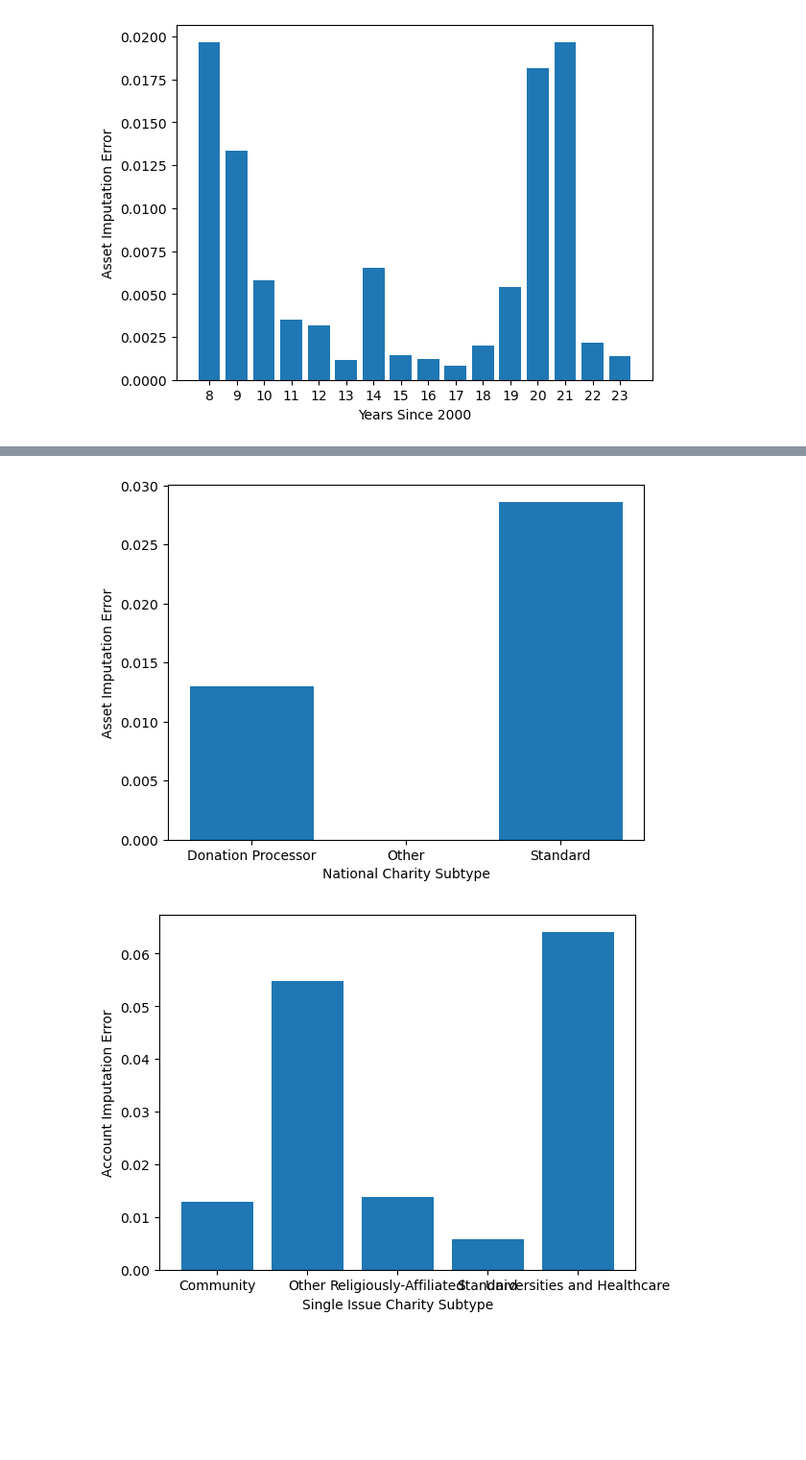
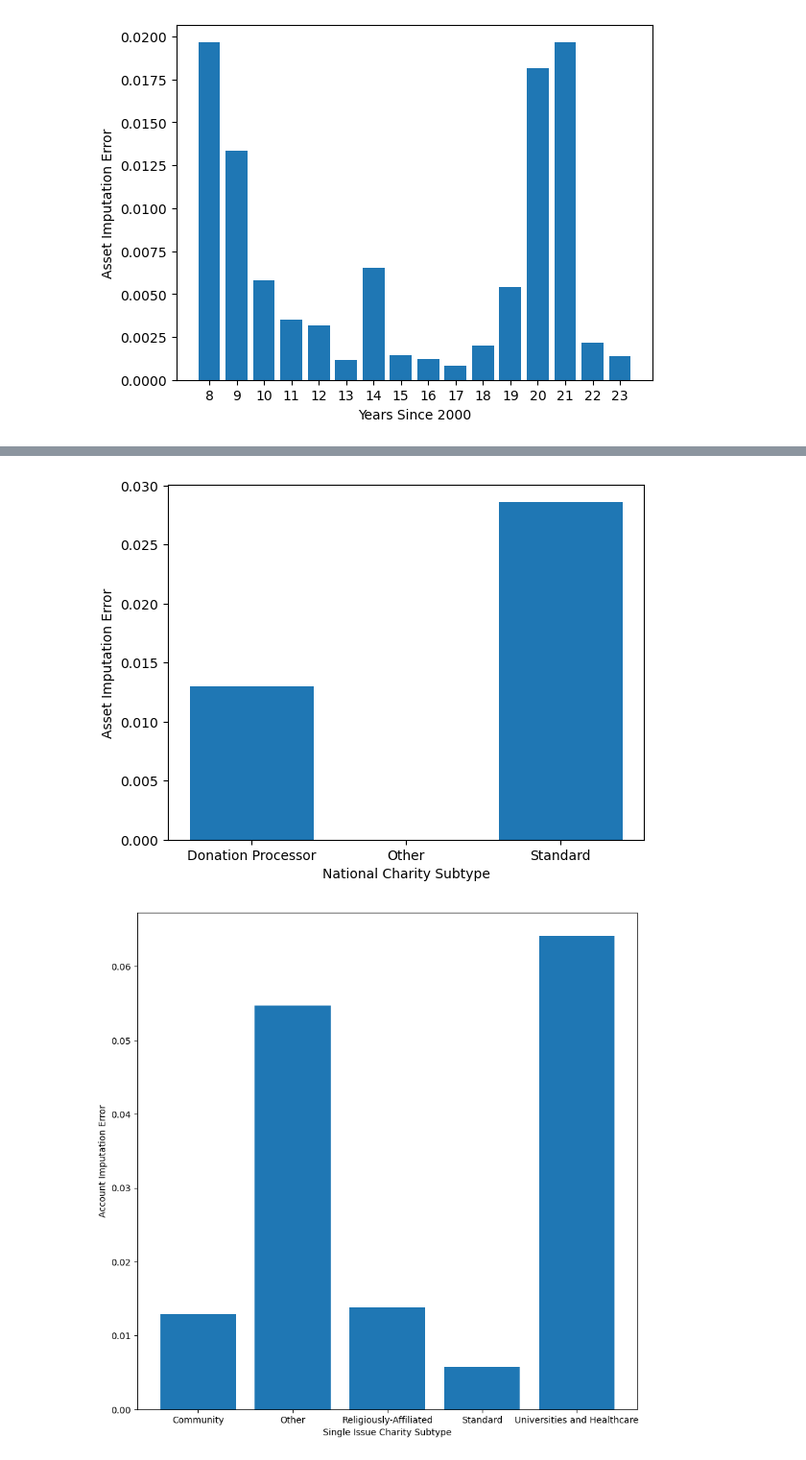
Before and after one commit to nichmars/Test, a Jupyter notebook: Weighted_Average_Year_Based_Error.ipynb, the cells around one changed output, grey strips where cells are left out. Shown at 96% size. Drawn from its saved outputs; the diff is of its cells as text; code cells hidden in the pictures; blank space fills up the shorter version.

```diff
--- a/Weighted_Average_Year_Based_Error.ipynb
+++ b/Weighted_Average_Year_Based_Error.ipynb
@@ -176,4 +192,5 @@ list(sgroups.groups.keys())
 # %%
+#Subtype Universities and Healthcare of type Community Foundation has only one charity. Thus there is no error. Same thing for Other subtype of National Charities.
 plt.bar(list(cgroups.groups.keys()), community_account_by_year)
 plt.xlabel("Community Charity Subtype")
 plt.ylabel("Account Imputation Error")
@@ -214,32 +231,36 @@ plt.xlabel("National Charity Subtype")
 plt.ylabel("Asset Imputation Error")
 plt.show()
 
+plt.figure(figsize=(10,10))
 plt.bar(list(sgroups.groups.keys()), single_account_by_year)
 plt.xlabel("Single Issue Charity Subtype")
 plt.ylabel("Account Imputation Error")
 plt.show()
 
+plt.figure(figsize=(10,10))
 plt.bar(list(sgroups.groups.keys()), single_contributions_by_year)
 plt.xlabel("Single Issue Charity Subtype")
 plt.ylabel("Contribution Imputation Error")
 plt.show()
 
+plt.figure(figsize=(10,10))
 plt.bar(list(sgroups.groups.keys()), single_grants_by_year)
 plt.xlabel("Single Issue Charity Subtype")
 plt.ylabel("Grant Imputation Error")
 plt.show()
 
+plt.figure(figsize=(10,10))
 plt.bar(list(sgroups.groups.keys()), single_assets_by_year)
 plt.xlabel("Single Issue Charity Subtype")
 plt.ylabel("Asset Imputation Error")
 plt.show()
 # %% [output]
 [figure]
 [figure]
 [figure]
 [figure]
 [figure]
 [figure]
 [figure]
 [figure]
-[figure, old version]
+[figure, new version]
```
Also changed, not shown: parts of 3 cells of this notebook.
